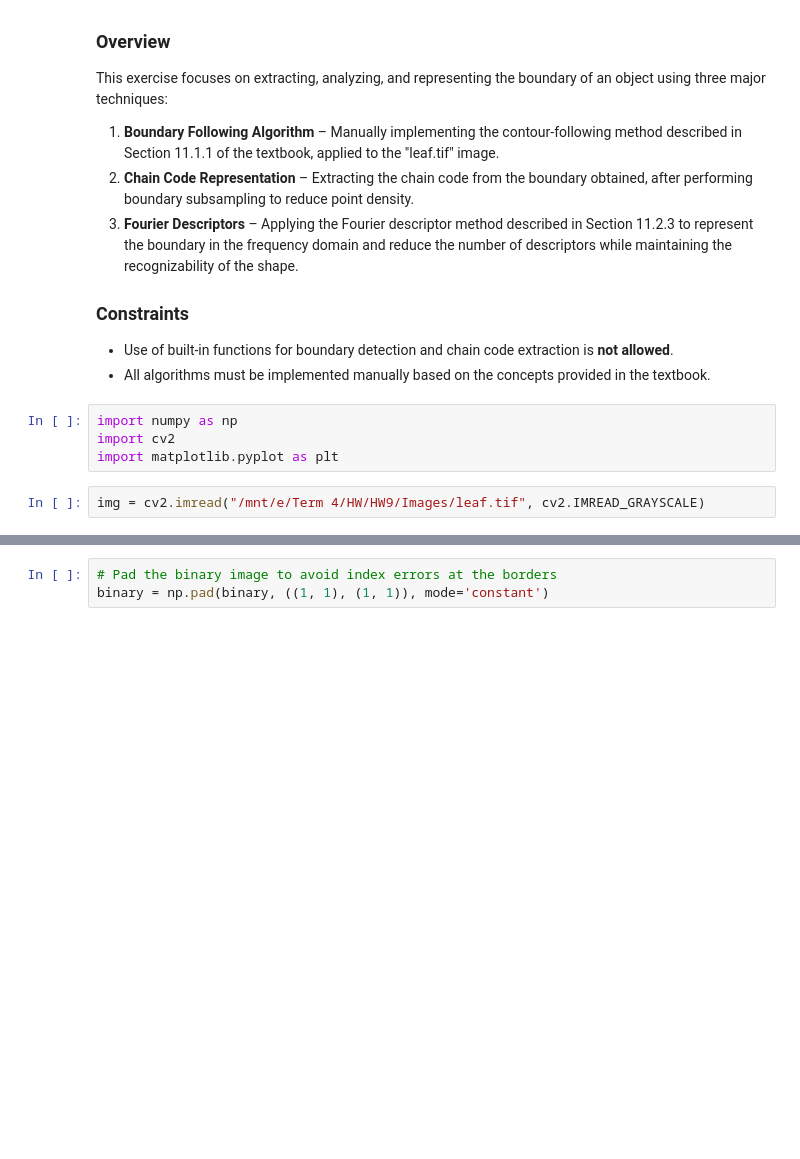
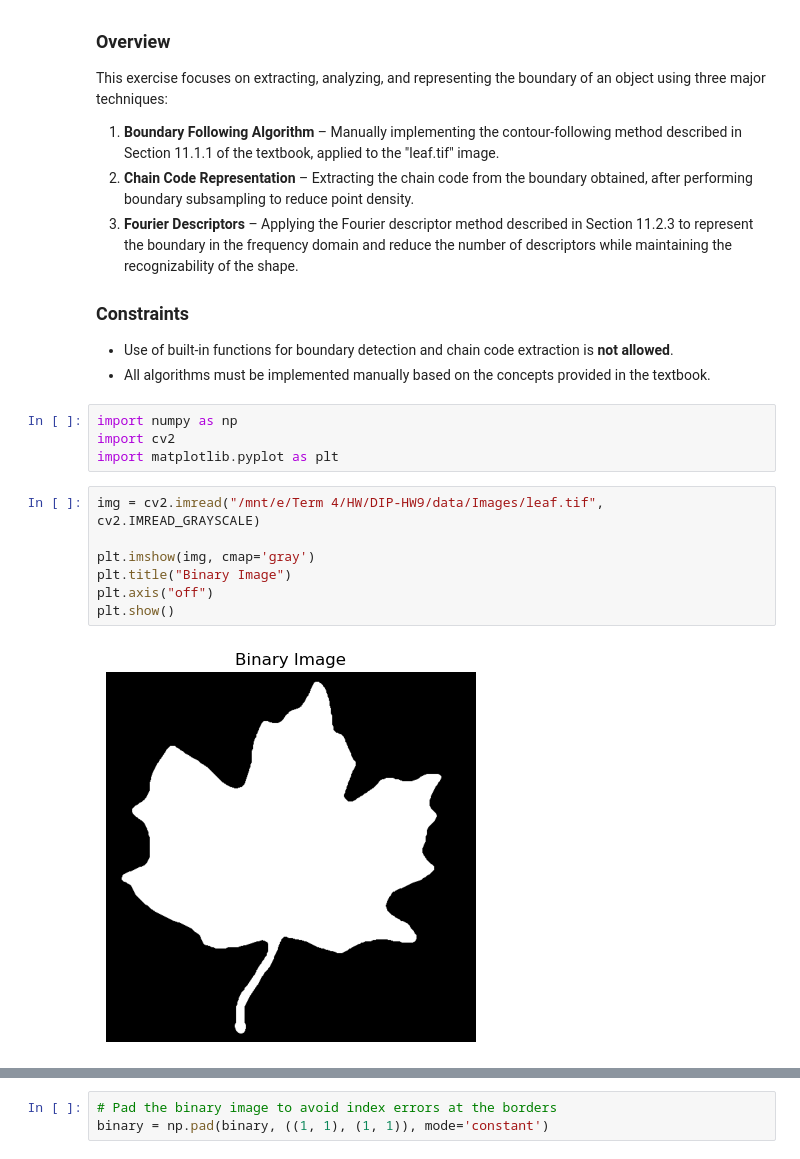
Before and after one commit to mjmousavi97/Image-processing-TehranUni-2025, a Jupyter notebook: DIP-HW9/src/Q2.ipynb, the cells around one changed output, grey strips where cells are left out. Drawn from its saved outputs; the diff is of its cells as text; blank space fills up the shorter version.

```diff
--- a/DIP-HW9/src/Q2.ipynb
+++ b/DIP-HW9/src/Q2.ipynb
@@ -18,6 +18,13 @@ import numpy as np
 import cv2
 import matplotlib.pyplot as plt
 # %%
-img = cv2.imread("/mnt/e/Term 4/HW/HW9/Images/leaf.tif", cv2.IMREAD_GRAYSCALE)
+img = cv2.imread("/mnt/e/Term 4/HW/DIP-HW9/data/Images/leaf.tif", cv2.IMREAD_GRAYSCALE)
+
+plt.imshow(img, cmap='gray')
+plt.title("Binary Image")
+plt.axis("off")
+plt.show()
+# %% [output]
+[figure, added]
 # %%
 # binarize the image
```
Also changed, not shown: parts of 8 cells of this notebook.
